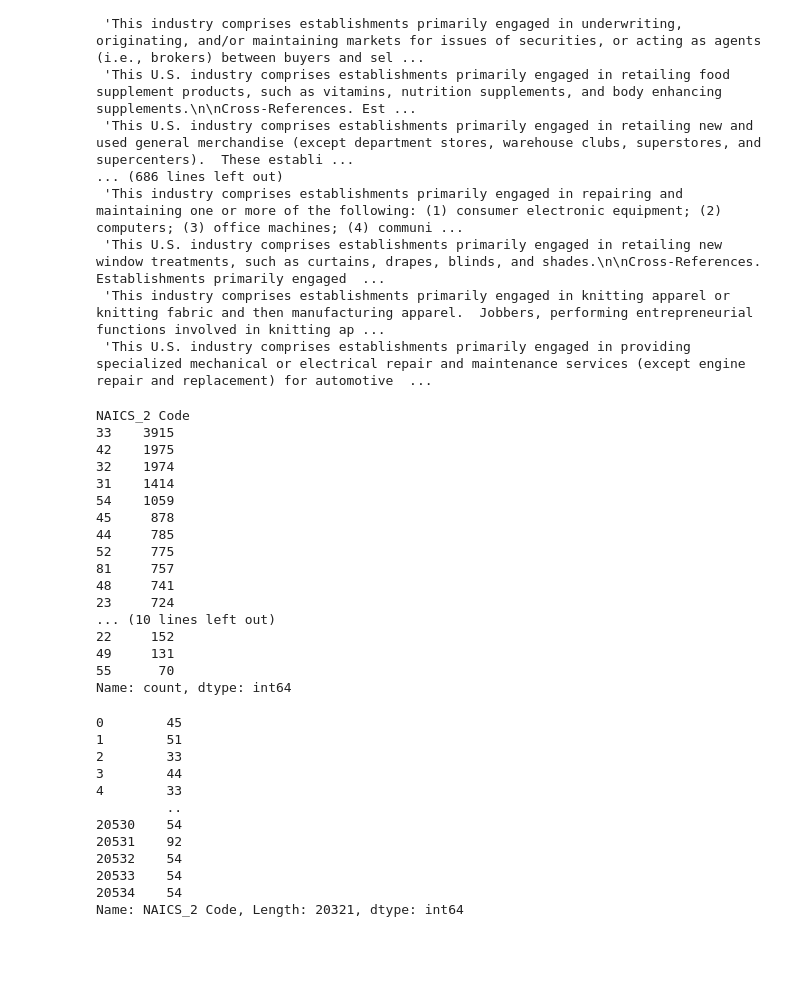
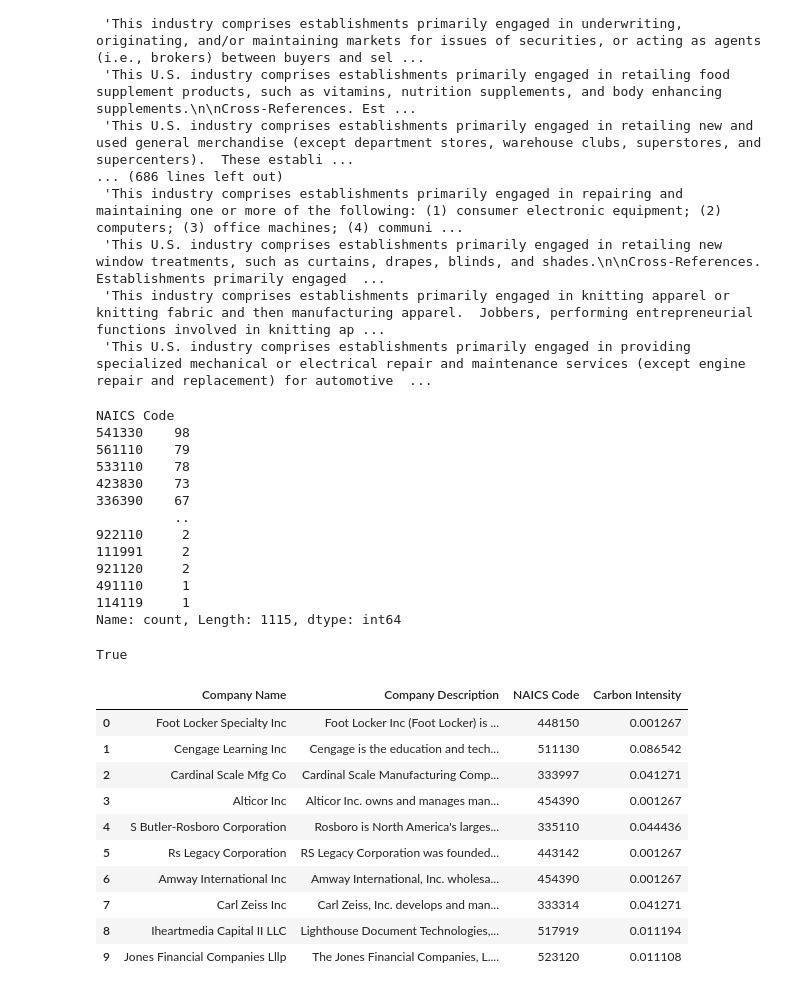
Before and after one commit to kathytran88/ClimateTurtles-ExioNaics-LLM-emissions-estimation, a Jupyter notebook: Kathy/eda.ipynb, the cells around one changed output. Saved outputs shown, nothing was run; the diff lists cells and outputs as text; code cells hidden in the pictures; blank space fills up the shorter version.

Commit message:
check dataset

```diff
--- a/Kathy/eda.ipynb
+++ b/Kathy/eda.ipynb
@@ -123,37 +127,50 @@ descriptions
  'This industry comprises establishments primarily engaged in knitting apparel or knitting fabric and then manufacturing apparel.  Jobbers, performing entrepreneurial functions involved in knitting ap ...
  'This U.S. industry comprises establishments primarily engaged in providing specialized mechanical or electrical repair and maintenance services (except engine repair and replacement) for automotive  ...
 # %%
-df['NAICS_2 Code'].value_counts()
+df['NAICS Code'].value_counts().sort_values(ascending = False)
 # %% [output]
-NAICS_2 Code
-33    3915
-42    1975
-32    1974
-31    1414
-54    1059
-45     878
-44     785
-52     775
-81     757
-48     741
-23     724
-... (10 lines left out)
-22     152
-49     131
-55      70
-Name: count, dtype: int64
+NAICS Code
+541330    98
+561110    79
+533110    78
+423830    73
+336390    67
+          ..
+922110     2
+111991     2
+921120     2
+491110     1
+114119     1
+Name: count, Length: 1115, dtype: int64
-# %%
-df['NAICS_2 Code']
-# %% [output]
-0        45
-1        51
-2        33
-3        44
-4        33
-         ..
-20530    54
-20531    92
-20532    54
-20533    54
-20534    54
-Name: NAICS_2 Code, Length: 20321, dtype: int64
+# %%
+def check_mapping(target_col):
+    carbon_intensity = list(df['Carbon Intensity'])
+    target = list(df[target_col])
+    d = {}
+    for i in range(len(target)):
+        if target[i] not in d:
+            d[target[i] ] = carbon_intensity[i]
+        else:
+            if  d[target[i]] != carbon_intensity[i]:
+                return False
+
+    return True
+
+print(check_mapping('NAICS Code'))
+# %% [output]
+True
+# %%
+data = df[['Company Name', 'Company Description', 'NAICS Code', 'Carbon Intensity']].reset_index(drop = True)
+data.head(10)
+# %% [output]
+|  | Company Name | Company Description | NAICS Code | Carbon Intensity |
+| 0 | Foot Locker Specialty Inc | Foot Locker Inc (Foot Locker) is ... | 448150 | 0.001267 |
+| 1 | Cengage Learning Inc | Cengage is the education and tech... | 511130 | 0.086542 |
+| 2 | Cardinal Scale Mfg Co | Cardinal Scale Manufacturing Comp... | 333997 | 0.041271 |
+| 3 | Alticor Inc | Alticor Inc. owns and manages man... | 454390 | 0.001267 |
+| 4 | S Butler-Rosboro Corporation | Rosboro is North America's larges... | 335110 | 0.044436 |
+| 5 | Rs Legacy Corporation | RS Legacy Corporation was founded... | 443142 | 0.001267 |
+| 6 | Amway International Inc | Amway International, Inc. wholesa... | 454390 | 0.001267 |
+| 7 | Carl Zeiss Inc | Carl Zeiss, Inc. develops and man... | 333314 | 0.041271 |
+| 8 | Iheartmedia Capital II LLC | Lighthouse Document Technologies,... | 517919 | 0.011194 |
+| 9 | Jones Financial Companies Lllp | The Jones Financial Companies, L.... | 523120 | 0.011108 |
```
Also changed, not shown: parts of 6 cells of this notebook.
